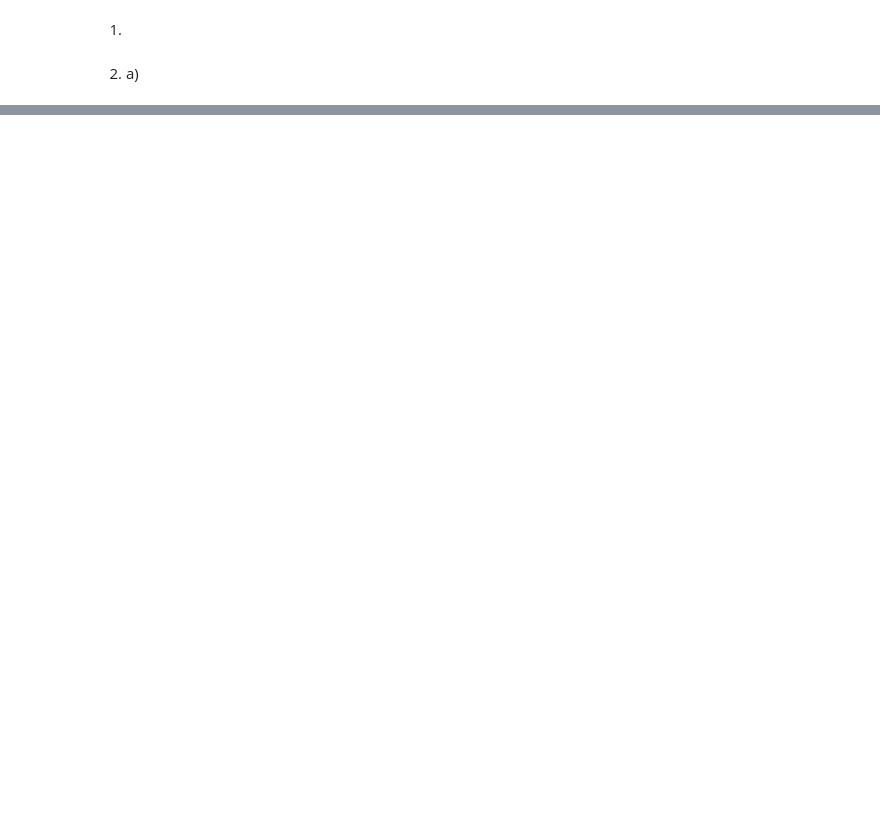
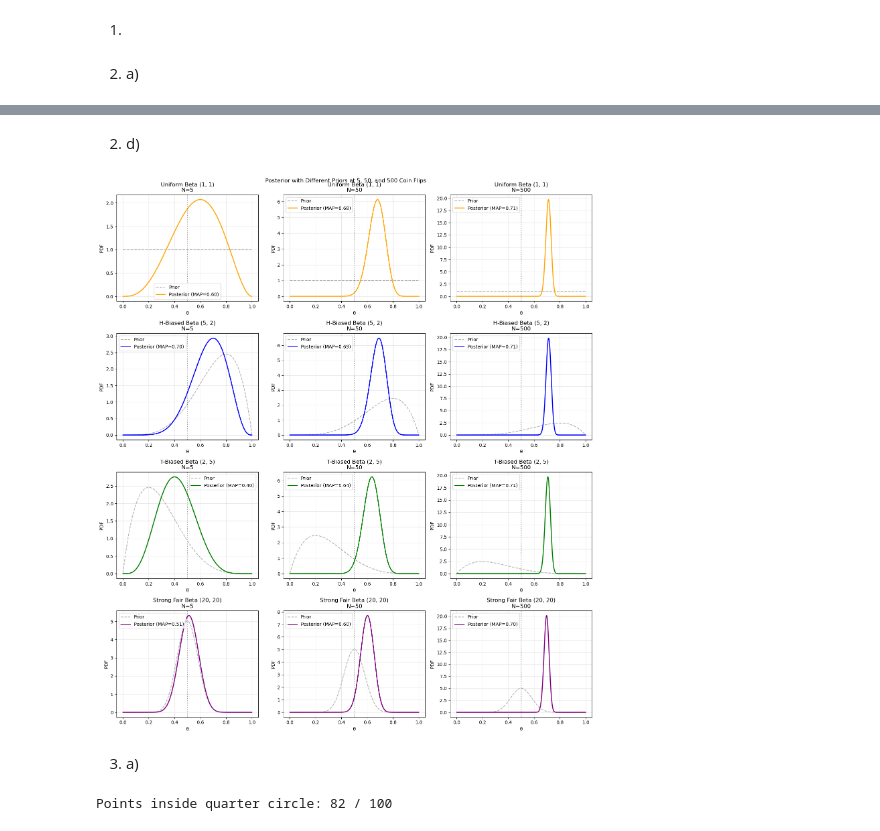
Before and after one commit to julia-brouwer1/Comp_HW_6, a Jupyter notebook: HW_6.ipynb, the cells around one changed output, grey strips where cells are left out. Cells and saved outputs as stored; diff of their text form; code cells hidden in the pictures; blank space fills up the shorter version.

```diff
--- a/HW_6.ipynb
+++ b/HW_6.ipynb
@@ -34,0 +103,57 @@ def bayesian (prior_func, likelihood_func, data, thetas):
+# %% [markdown]
+2) d)
+# %%
+all_data = np.loadtxt('HW06_data.txt')
+thetas = np.linspace(0.001, 0.999, 1000)
+
+priors = {
+    "Uniform Beta (1, 1)": (1, 1),
+    "H-Biased Beta (5, 2)": (5, 2),
+    "T-Biased Beta (2, 5)": (2, 5),
+    "Strong Fair Beta (20, 20)": (20, 20),
+}
+
+sizes = [5, 50, 500]
+colors = ['orange', 'blue', 'green', 'purple']
+
+fig, axes = plt.subplots(len(priors), 3, figsize=(15, 17))
+fig.suptitle ("Posterior with Different Priors at 5, 50, and 500 Coin Flips")
+
+
+for row, ((label, (a, b)), color) in enumerate(zip(priors.items(), colors)):
+    prior_func = lambda t, a=a, b=b: beta_dist(t, a, b)
+    for col, n in enumerate(sizes):
+        ax = axes[row][col]
+        data_subset = all_data[:n]
+        posterior = bayesian (prior_func, binomial, data_subset, thetas)
+        prior_vals = np.array([prior_func(t) for t in thetas])
+        map_est = thetas[np.argmax(posterior)]
+
+        ax.plot(thetas, prior_vals, 'gray', linewidth=1.5, linestyle='--', label='Prior', alpha=0.6)
+        ax.plot(thetas, posterior, color=color, linewidth=2, label=f'Posterior (MAP={map_est:.2f})')
+        ax.axvline(0.5, color='black', linestyle=':', alpha=0.4)
+        ax.set_title(f'{label}\nN={n}')
+        ax.set_xlabel('θ')
+        ax.set_ylabel('PDF')
+        ax.legend()
+        ax.grid(alpha=0.3)
+
+plt.tight_layout()
+plt.show()
+# %% [output]
+[figure, added]
+# %% [markdown]
+3) a)
+# %%
+np.random.seed(55)
+N = 100
+x = np.random.uniform(0, 1, N)
+y = np.random.uniform(0, 1, N)
+
+#inside quarter circle if x^2 + y^2 <= 1
+inside = (x**2 + y**2) <= 1
+data_circle = inside.astype(int) # 1 = inside, 0 = outside
+
+print(f"Points inside quarter circle: {np.sum(inside)} / {N}")
+# %% [output]
+Points inside quarter circle: 82 / 100
```
Also changed, not shown: parts of 10 cells of this notebook.
